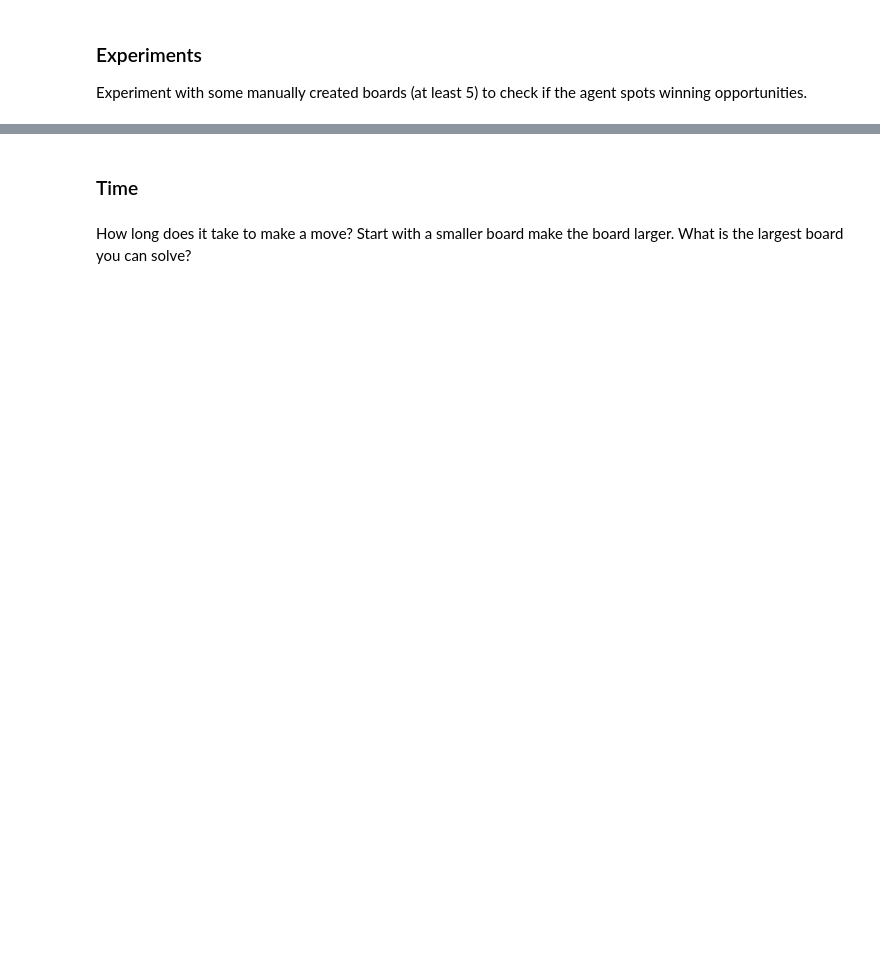
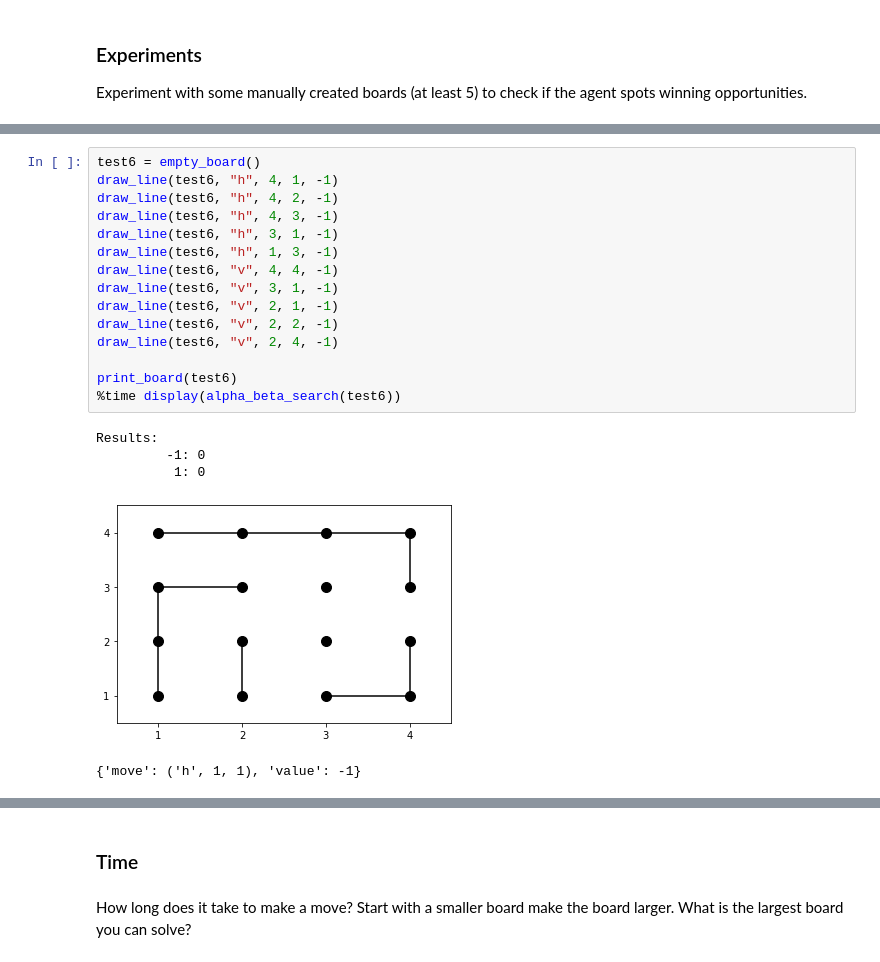
Before and after one commit to diogo-fae/dots-and-boxes, a Jupyter notebook: assignment_dots_and_boxes.ipynb, the cells around one changed output, grey strips where cells are left out. Cells and saved outputs as stored; diff of their text form; blank space fills up the shorter version.

```diff
--- a/assignment_dots_and_boxes.ipynb
+++ b/assignment_dots_and_boxes.ipynb
@@ -743,0 +791,21 @@ Results:
+# %%
+test6 = empty_board()
+draw_line(test6, "h", 4, 1, -1)
+draw_line(test6, "h", 4, 2, -1)
+draw_line(test6, "h", 4, 3, -1)
+draw_line(test6, "h", 3, 1, -1)
+draw_line(test6, "h", 1, 3, -1)
+draw_line(test6, "v", 4, 4, -1)
+draw_line(test6, "v", 3, 1, -1)
+draw_line(test6, "v", 2, 1, -1)
+draw_line(test6, "v", 2, 2, -1)
+draw_line(test6, "v", 2, 4, -1)
+
+print_board(test6)
+%time display(alpha_beta_search(test6))
+# %% [output]
+Results:
+         -1: 0
+          1: 0
+[figure, added]
+{'move': ('h', 1, 1), 'value': -1}
```
Also changed, not shown: parts of 35 cells of this notebook, 1 other file.
